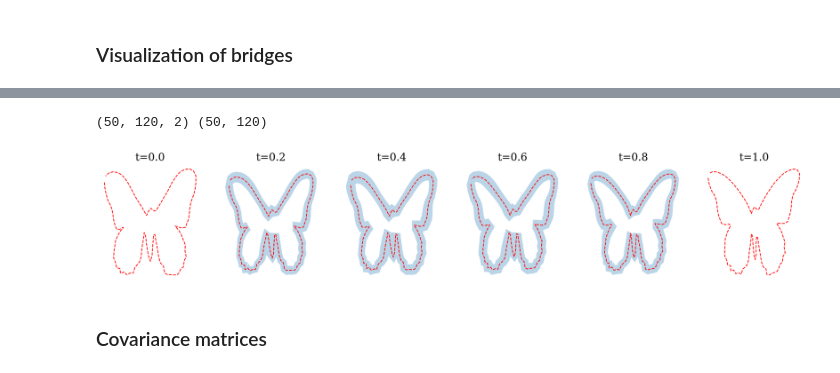
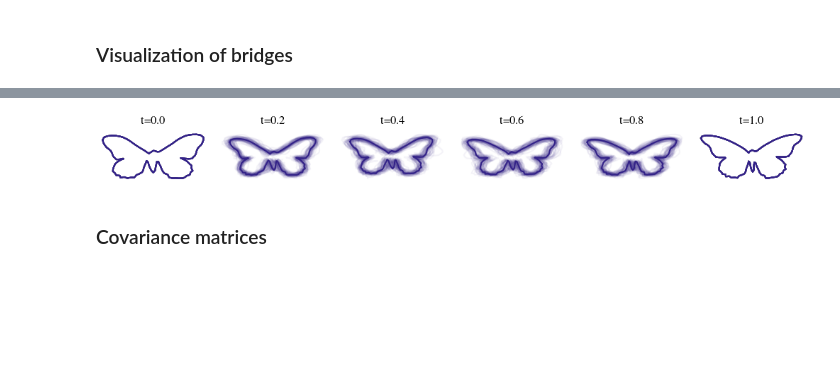
Before and after one commit to libbylbaker/infsdebridge, a Jupyter notebook: sdebridge/notebooks/plot_figures.ipynb, the cells around one changed output, grey strips where cells are left out. Drawn from its saved outputs; the diff is of its cells as text; code cells hidden in the pictures; blank space fills up the shorter version.

```diff
--- a/sdebridge/notebooks/plot_figures.ipynb
+++ b/sdebridge/notebooks/plot_figures.ipynb
@@ -316,4 +303,15 @@ import numpy as np
 # %%
+from sdebridge.plotting import plot_butterfly_traj_pts, set_style
+import matplotlib.pyplot as plt
+import jax.numpy as jnp
+import numpy as np
+from matplotlib import colormaps
+from matplotlib.patches import PathPatch
+from matplotlib.path import Path
+
+set_style("full", 1, 6)
+backward_traj = jnp.load("../plots_data/backward_traj.npy")
+
 backward_traj_mean = jnp.mean(backward_traj, axis=0)
 backward_traj_std = jnp.std(backward_traj, axis=0)
 backward_traj_err = jnp.sqrt(backward_traj_std[..., 0]**2 + backward_traj_std[..., 1]**2)
@@ -342,19 +340,48 @@ def draw_error_band(ax, x, y, err, **kwargs):
     path = Path(vertices, codes)
     ax.add_patch(PathPatch(path, **kwargs))
 
-fig, ax = plt.subplots(1, 6, figsize=(24, 4))
+fig, ax = plt.subplots(1, 6)
 for i in range(6):
-    ax[i].plot(backward_traj_mean[i*10, :, 0], backward_traj_mean[i*10, :, 1], color='r', linestyle='--')
+    ax[i].plot(backward_traj_mean[i*10, :, 0], backward_traj_mean[i*10, :, 1], color='r')
     draw_error_band(ax[i], backward_traj_mean[i*10, :, 0], backward_traj_mean[i*10, :, 1], backward_traj_err[i*10, :], edgecolor='none', alpha=0.3)
-    ax[i].set_title(fr"t={i*0.2:.1f}", fontsize=20, fontfamily='serif')
+    ax[i].set_title(fr"t={i*0.2:.1f}")
     ax[i].set_xticks([])
     ax[i].set_yticks([])
     ax[i].set_frame_on(False)
 
 # fig.savefig("../figures/bridge_visualization_error_band.png", dpi=100, bbox_inches='tight')
-# %% [output]
-(50, 120, 2) (50, 120)
-[figure, removed]
+# %%
+from sdebridge.plotting import plot_butterfly_traj_pts, set_style, add_start_to_end
+import matplotlib.pyplot as plt
+import jax.numpy as jnp
+from matplotlib import colormaps
+from matplotlib.patches import PathPatch
+from matplotlib.path import Path
+
+set_style("full", 1, 6)
+backward_traj = jnp.load("../plots_data/backward_traj.npy")
+backward_traj = add_start_to_end(backward_traj)
+
+backward_traj_mean = jnp.mean(backward_traj, axis=0)
+cycle = plt.rcParams['axes.prop_cycle'].by_key()['color']
+
+fig, ax = plt.subplots(1, 6)
+for i in range(6):
+    color=cycle[1]
+    # cmap = colormaps.get_cmap("viridis")
+    # colors = cmap(jnp.linspace(0, 1, backward_traj.shape[0]))
+    time = i*10
+    for traj in range(backward_traj.shape[0]):
+        ax[i].plot(backward_traj[traj, time, :, 0], backward_traj[traj, time, :, 1], alpha=0.05, color=color)
+    ax[i].plot(backward_traj_mean[time, :, 0], backward_traj_mean[time, :, 1], color=color)
+    ax[i].set_title(fr"t={i*0.2:.1f}")
+    ax[i].set_xticks([])
+    ax[i].set_yticks([])
+    ax[i].set_frame_on(False)
+
+fig.savefig("../figures/bridge_visualization_error_band.pdf", dpi=150)
+# %% [output]
+[figure, added]
 # %% [markdown]
 ### Covariance matrices
 # %%
```
Also changed, not shown: parts of 22 cells of this notebook, 7 other files.
